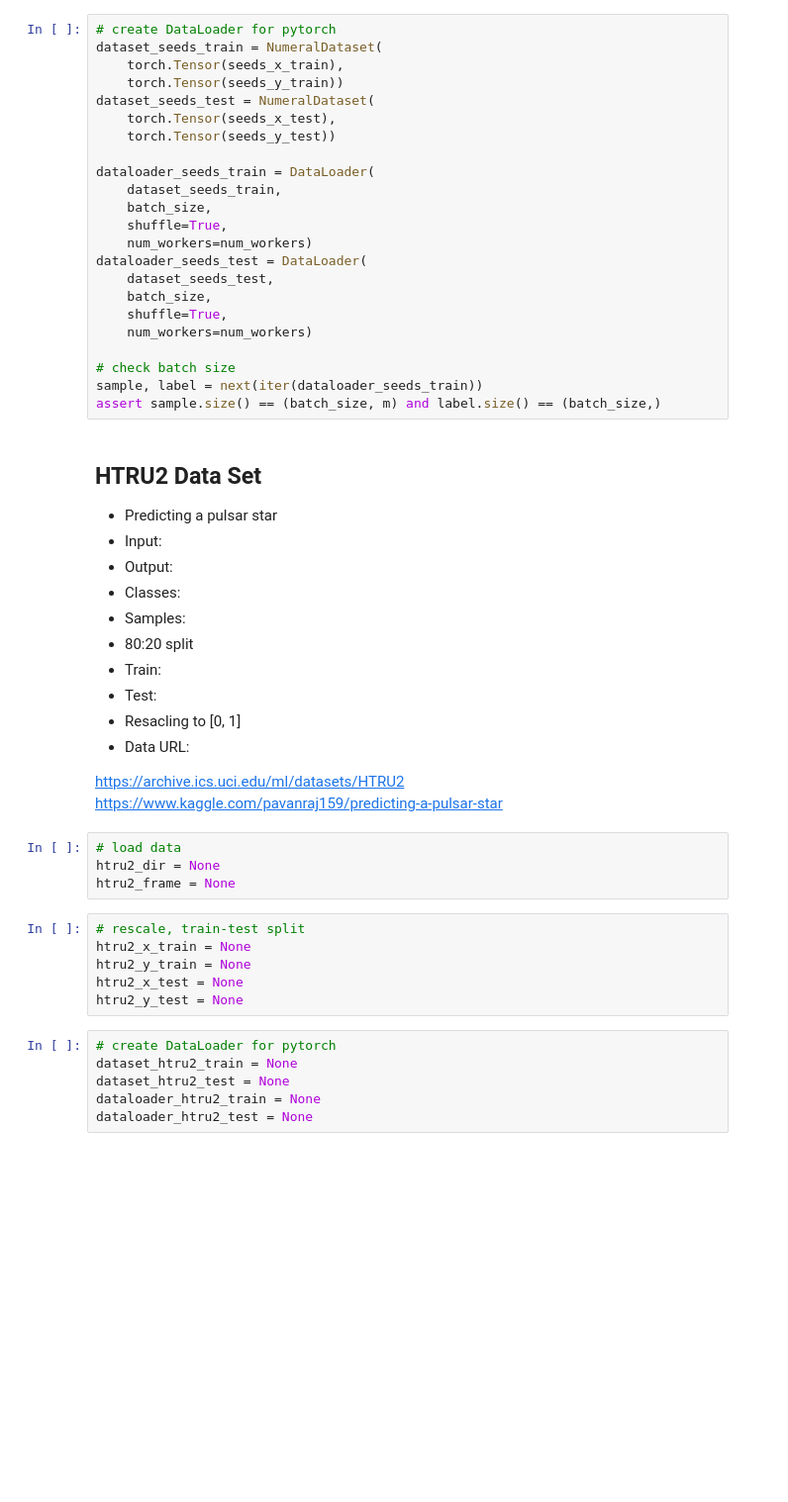
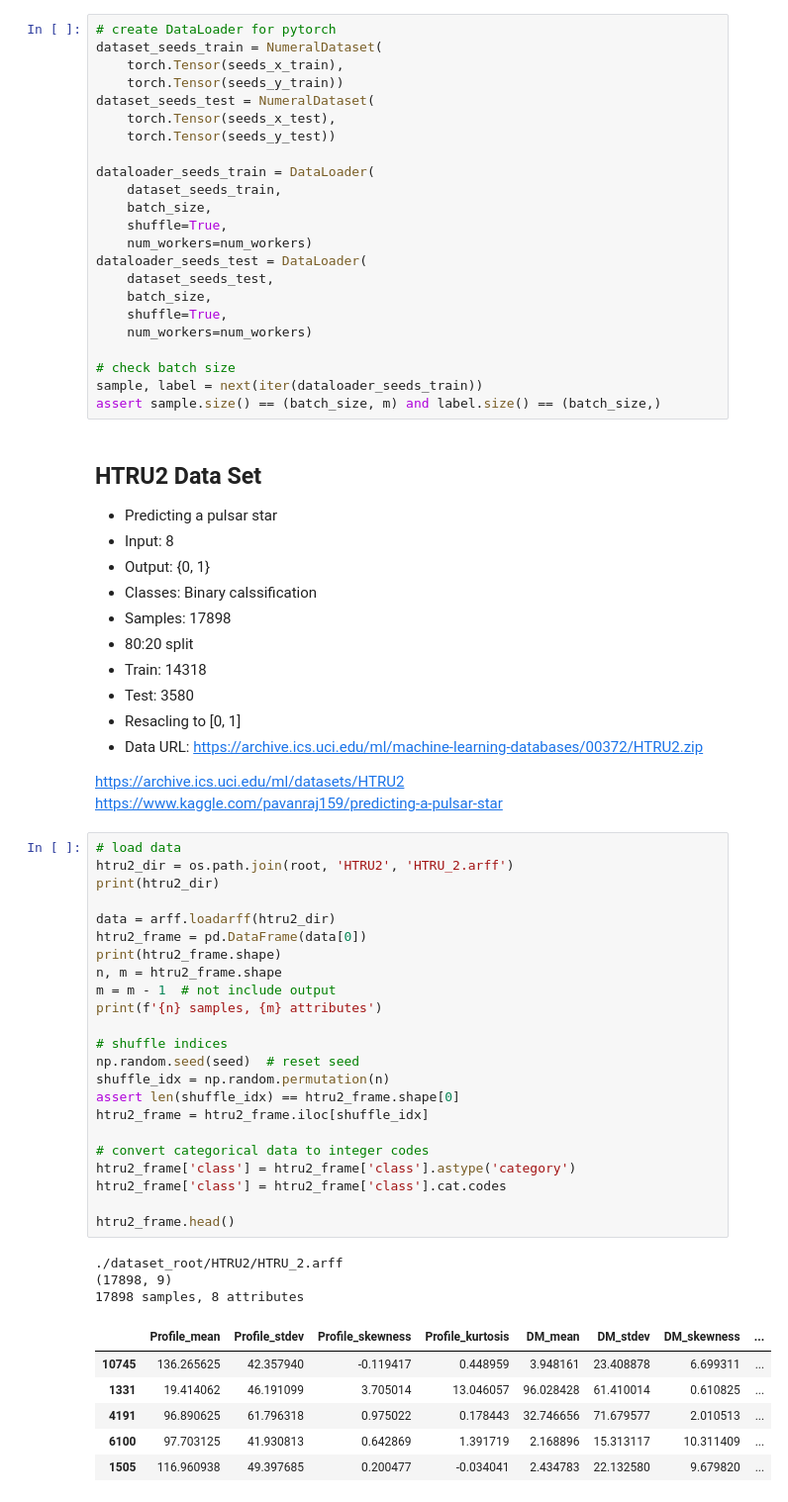
Before and after one commit to changx03/torch_tutorial, a Jupyter notebook: dataset_numeral.ipynb, the cells around one changed output. Shown: that part at 99% size. Cells and saved outputs as stored; diff of their text form; blank space fills up the shorter version.

Commit message:
completed all numeral datasets

```diff
--- a/dataset_numeral.ipynb
+++ b/dataset_numeral.ipynb
@@ -496,32 +494,49 @@ assert sample.size() == (batch_size, m) and label.size() == (batch_size,)
 ## HTRU2 Data Set
 
 - Predicting a pulsar star
-- Input:
-- Output:
-- Classes:
-- Samples:
+- Input: 8
+- Output: {0, 1}
+- Classes: Binary calssification
+- Samples: 17898
 - 80:20 split
-- Train:
-- Test:
+- Train: 14318
+- Test: 3580
 - Resacling to [0, 1]
-- Data URL:
+- Data URL: https://archive.ics.uci.edu/ml/machine-learning-databases/00372/HTRU2.zip
 
 
 https://archive.ics.uci.edu/ml/datasets/HTRU2
 https://www.kaggle.com/pavanraj159/predicting-a-pulsar-star
-# %%
-# load data
-htru2_dir = None
-htru2_frame = None
-# %%
-# rescale, train-test split
-htru2_x_train = None
-htru2_y_train = None
-htru2_x_test = None
-htru2_y_test = None
-# %%
-# create DataLoader for pytorch
-dataset_htru2_train = None
-dataset_htru2_test = None
-dataloader_htru2_train = None
-dataloader_htru2_test = None
+# %%
+# load data
+htru2_dir = os.path.join(root, 'HTRU2', 'HTRU_2.arff')
+print(htru2_dir)
+
+data = arff.loadarff(htru2_dir)
+htru2_frame = pd.DataFrame(data[0])
+print(htru2_frame.shape)
+n, m = htru2_frame.shape
+m = m - 1  # not include output
+print(f'{n} samples, {m} attributes')
+
+# shuffle indices
+np.random.seed(seed)  # reset seed
+shuffle_idx = np.random.permutation(n)
+assert len(shuffle_idx) == htru2_frame.shape[0]
+htru2_frame = htru2_frame.iloc[shuffle_idx]
+
+# convert categorical data to integer codes
+htru2_frame['class'] = htru2_frame['class'].astype('category')
+htru2_frame['class'] = htru2_frame['class'].cat.codes
+
+htru2_frame.head()
+# %% [output]
+./dataset_root/HTRU2/HTRU_2.arff
+(17898, 9)
+17898 samples, 8 attributes
+|  | Profile_mean | Profile_stdev | Profile_skewness | Profile_kurtosis | DM_mean | DM_stdev | DM_skewness | ... |
+| 10745 | 136.265625 | 42.357940 | -0.119417 | 0.448959 | 3.948161 | 23.408878 | 6.699311 | ... |
+| 1331 | 19.414062 | 46.191099 | 3.705014 | 13.046057 | 96.028428 | 61.410014 | 0.610825 | ... |
+| 4191 | 96.890625 | 61.796318 | 0.975022 | 0.178443 | 32.746656 | 71.679577 | 2.010513 | ... |
+| 6100 | 97.703125 | 41.930813 | 0.642869 | 1.391719 | 2.168896 | 15.313117 | 10.311409 | ... |
+| 1505 | 116.960938 | 49.397685 | 0.200477 | -0.034041 | 2.434783 | 22.132580 | 9.679820 | ... |
```
Also changed, not shown: parts of 3 cells of this notebook.
